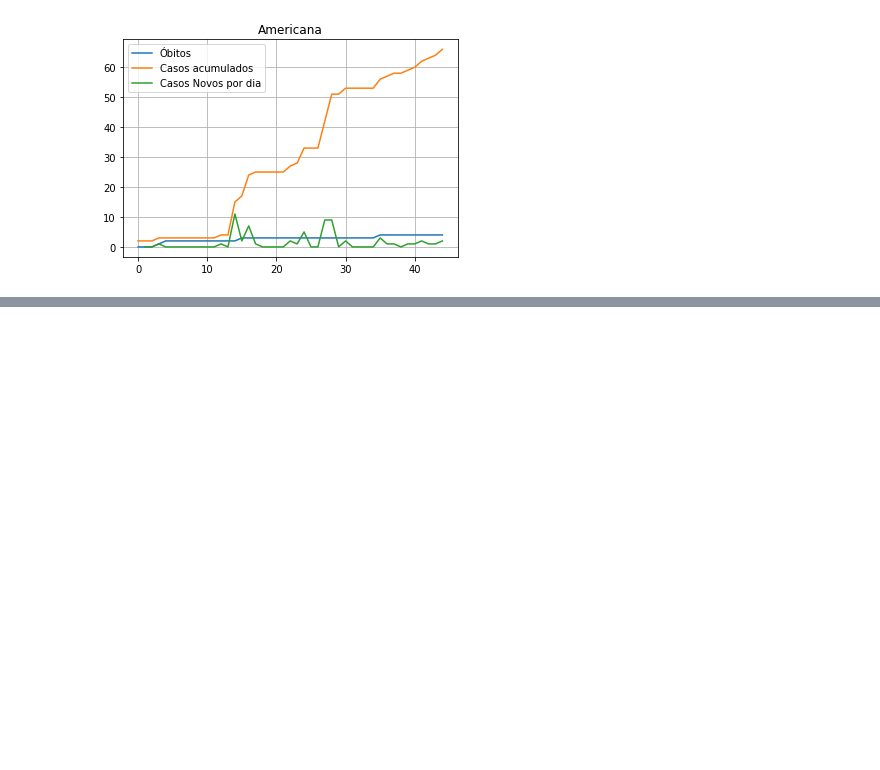
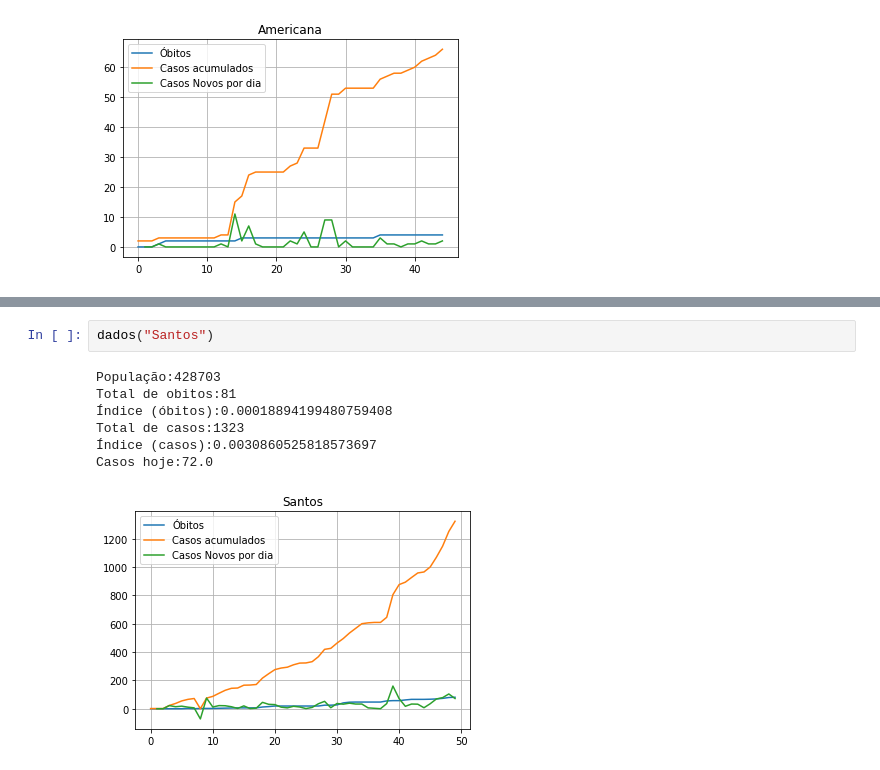
Before and after one commit to pazzi/covid_sp, a Jupyter notebook: analise_sp.ipynb, the cells around one changed output, grey strips where cells are left out. Cells and saved outputs as stored; diff of their text form; blank space fills up the shorter version.

```diff
--- a/analise_sp.ipynb
+++ b/analise_sp.ipynb
@@ -150,0 +171,10 @@ Casos hoje:2.0
+# %%
+dados("Santos")
+# %% [output]
+População:428703
+Total de obitos:81
+Índice (óbitos):0.00018894199480759408
+Total de casos:1323
+Índice (casos):0.0030860525818573697
+Casos hoje:72.0
+[figure, added]
```
Also changed, not shown: parts of 12 cells of this notebook, 1 other file.
